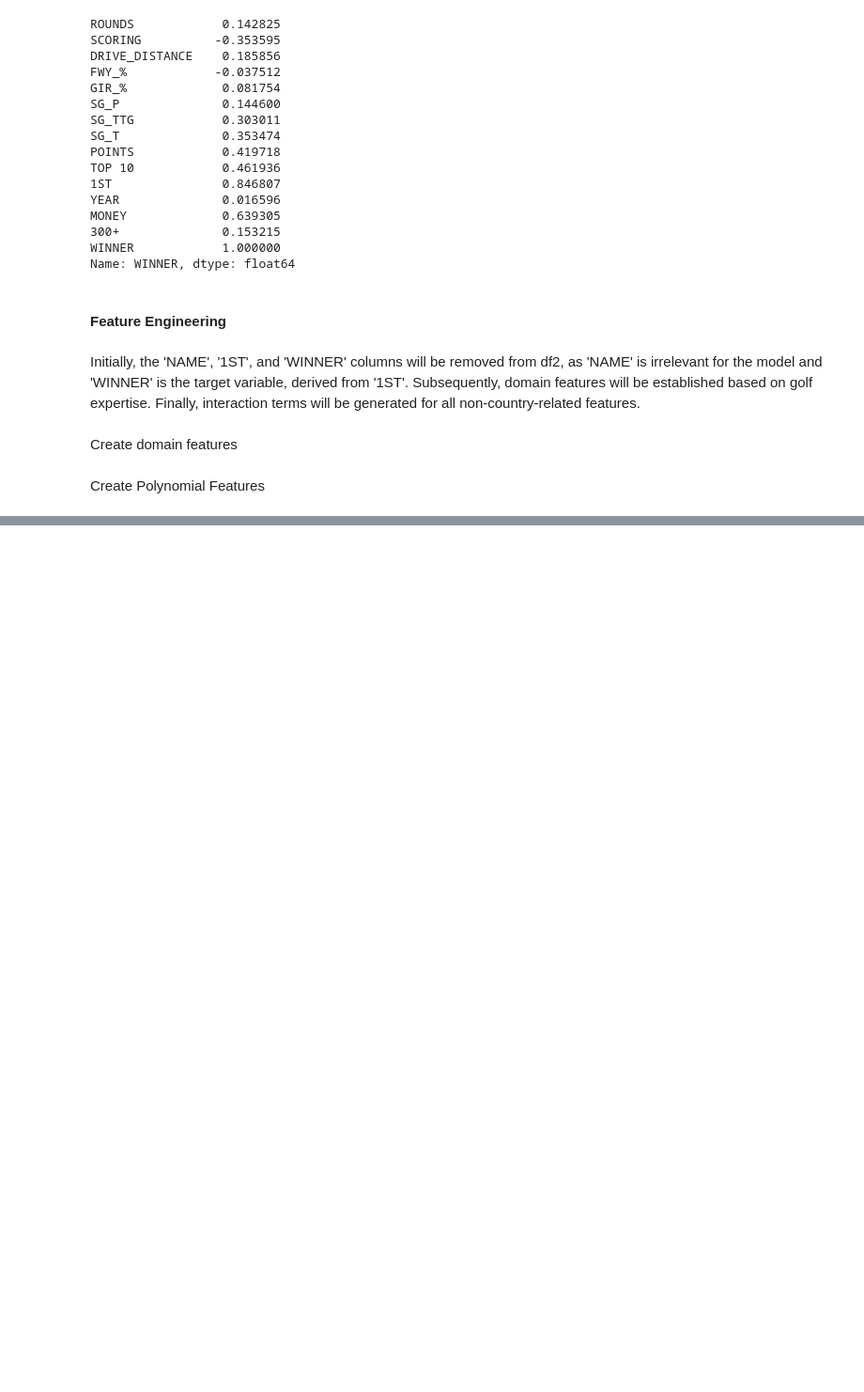
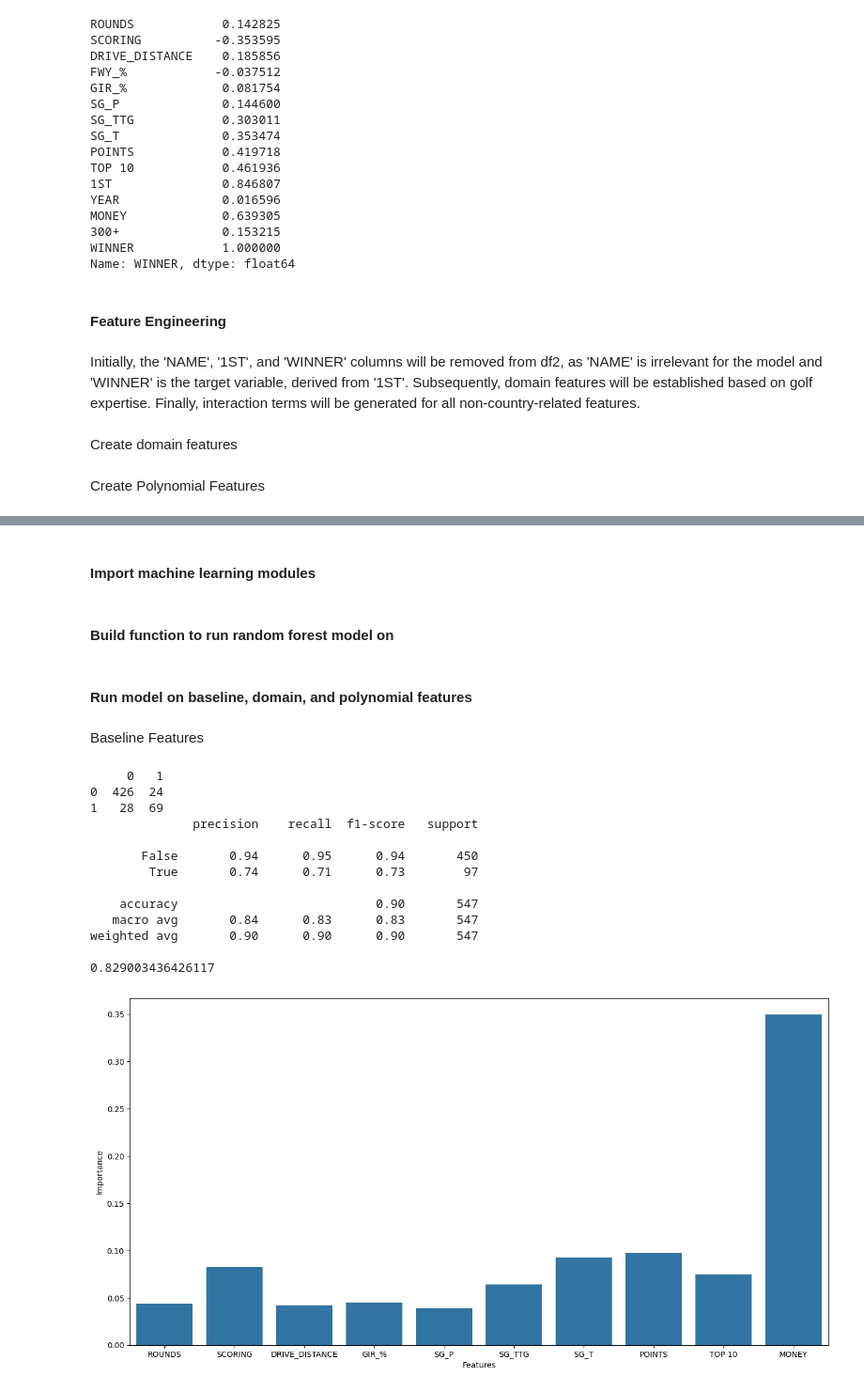
Before and after one commit to filipbagen/golf-performance-analysis, a Jupyter notebook: golf-performance-analysis.ipynb, the cells around one changed output, grey strips where cells are left out. Shown at 94% size. Saved outputs shown, nothing was run; the diff lists cells and outputs as text; code cells hidden in the pictures; blank space fills up the shorter version.

```diff
--- a/golf-performance-analysis.ipynb
+++ b/golf-performance-analysis.ipynb
@@ -379,8 +399,14 @@ df2 = df2.copy()
 # Assign 'WINNER' to target before modifying df2
 target = df2['WINNER']
 
-# Drop columns safely without using inplace=True
+# Drop columns safely without using inplace = True
 df2 = df2.drop(['1ST', 'WINNER'], axis = 1)
+
+if 'NAME' in df2.columns:
+    df2 = df2.drop(columns=['NAME'])
+
+if 'COUNTRY' in df2.columns:
+    df2 = df2.drop(columns=['COUNTRY'])
 
 # Get dummies for the 'COUNTRY' variable and any other categorical variables automatically
 df2 = pd.get_dummies(df2)
@@ -445,0 +474,2 @@ print(poly_features.head())
+# %% [markdown]
+#### Import machine learning modules
@@ -445,0 +483,56 @@ print(poly_features.head())
+# %% [markdown]
+#### Build function to run random forest model on
+# %%
+def rfc(X, y):
+
+    #Split data into training and testing sets.
+    X_train, X_test, y_train, y_test = train_test_split(X, y, test_size = 0.33, random_state = 40)
+
+    #Initialize random forest classifier
+    rfc = RandomForestClassifier(n_estimators = 200)
+
+    #Fit model to training data
+    rfc.fit(X_train, y_train)
+
+    #Print chart of feature importances
+    feature_importance = pd.DataFrame({"Features" : list(X.columns), "Importance": rfc.feature_importances_})
+    feature_importance.sort_values(by = "Importance", ascending = False, inplace = True)
+    plt.figure(figsize = (16, 8))
+    sns.barplot(x = feature_importance['Features'][:10], y = feature_importance['Importance'])
+
+    #Generate predictions
+    rfc_pred = rfc.predict(X_test)
+
+    #Create and print confusion matrix
+    cf_dat = confusion_matrix(y_test, rfc_pred)
+    confusion = pd.DataFrame(data = cf_dat)
+    print(confusion)
+
+    #Print classification report
+    print(classification_report(y_test, rfc_pred))
+
+    #Print ROC AUC Score
+    print(roc_auc_score(y_test, rfc_pred))
+
+    return roc_auc_score(y_test, rfc_pred)
+# %% [markdown]
+#### Run model on baseline, domain, and polynomial features
+# %% [markdown]
+Baseline Features
+# %%
+base_model = rfc(df2, target)
+# %% [output]
+     0   1
+0  426  24
+1   28  69
+              precision    recall  f1-score   support
+
+       False       0.94      0.95      0.94       450
+        True       0.74      0.71      0.73        97
+
+    accuracy                           0.90       547
+   macro avg       0.84      0.83      0.83       547
+weighted avg       0.90      0.90      0.90       547
+
+0.829003436426117
+[figure, added]
```
Also changed, not shown: parts of 33 cells of this notebook.
